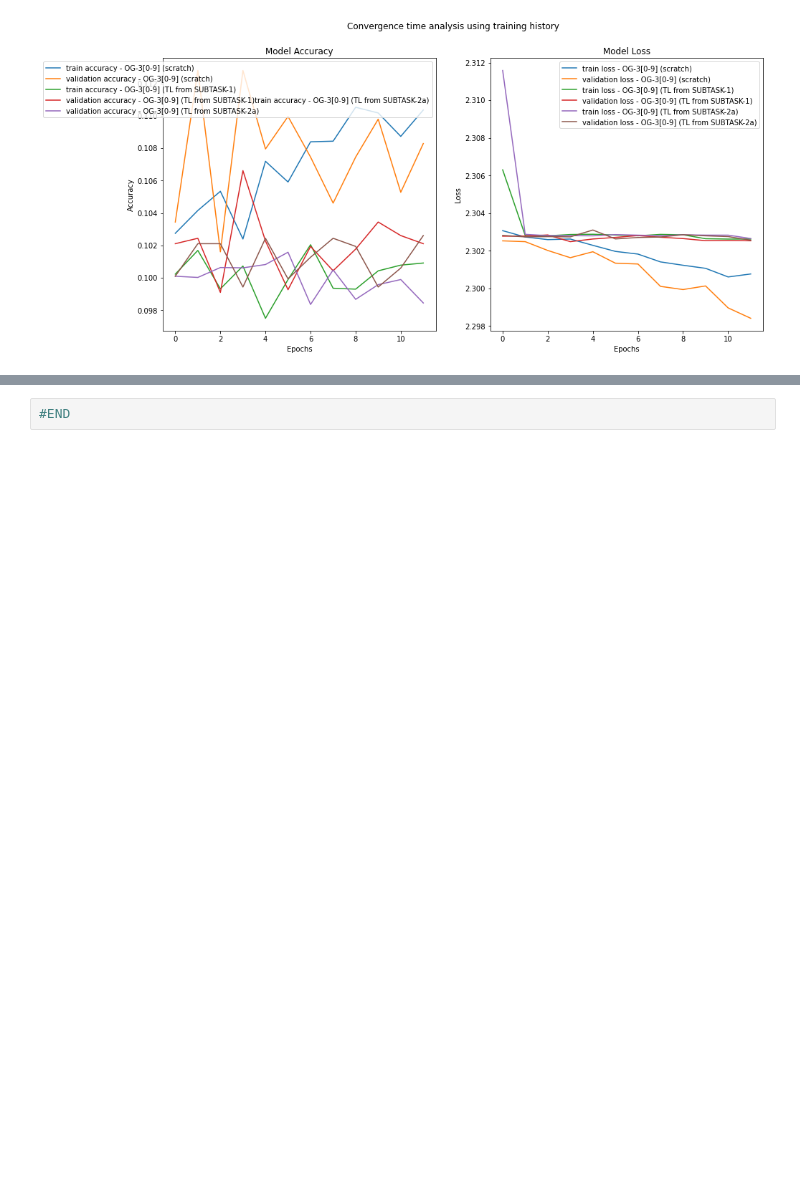
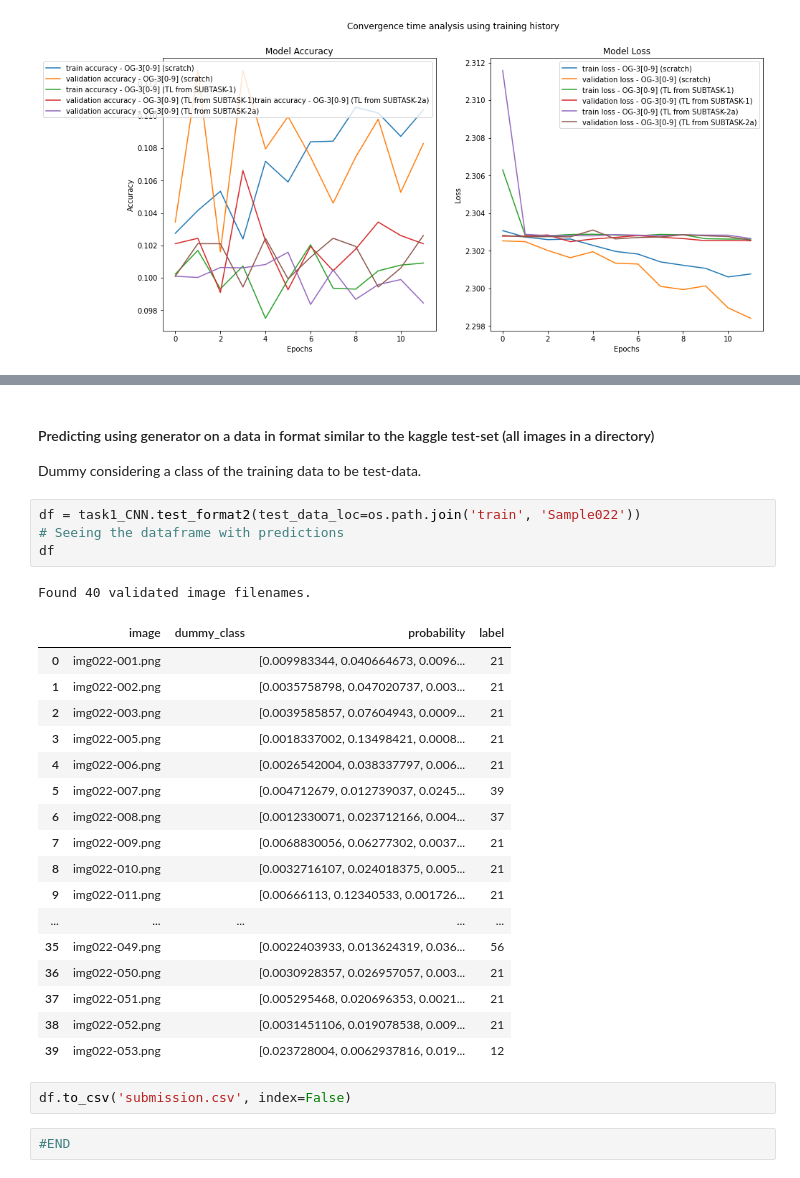
Before and after one commit to Anshul22Verma/MIDAS, a Jupyter notebook: character_classification.ipynb, the cells around one changed output, grey strips where cells are left out. Saved outputs shown, nothing was run; the diff lists cells and outputs as text; blank space fills up the shorter version.

```diff
--- a/character_classification.ipynb
+++ b/character_classification.ipynb
@@ -1310,2 +1499,31 @@ If this is indeed the fact then I should just use the models trained before and
+# %% [markdown]
+#### Predicting using generator on a data in format similar to the kaggle test-set (all images in a directory)
+
+Dummy considering a class of the training data to be test-data.
+# %%
+df = task1_CNN.test_format2(test_data_loc=os.path.join('train', 'Sample022'))
+# Seeing the dataframe with predictions
+df
+# %% [output]
+Found 40 validated image filenames.
+|  | image | dummy_class | probability | label |
+| 0 | img022-001.png |  | [0.009983344, 0.040664673, 0.0096... | 21 |
+| 1 | img022-002.png |  | [0.0035758798, 0.047020737, 0.003... | 21 |
+| 2 | img022-003.png |  | [0.0039585857, 0.07604943, 0.0009... | 21 |
+| 3 | img022-005.png |  | [0.0018337002, 0.13498421, 0.0008... | 21 |
+| 4 | img022-006.png |  | [0.0026542004, 0.038337797, 0.006... | 21 |
+| 5 | img022-007.png |  | [0.004712679, 0.012739037, 0.0245... | 39 |
+| 6 | img022-008.png |  | [0.0012330071, 0.023712166, 0.004... | 37 |
+| 7 | img022-009.png |  | [0.0068830056, 0.06277302, 0.0037... | 21 |
+| 8 | img022-010.png |  | [0.0032716107, 0.024018375, 0.005... | 21 |
+| 9 | img022-011.png |  | [0.00666113, 0.12340533, 0.001726... | 21 |
+| ... | ... | ... | ... | ... |
+| 35 | img022-049.png |  | [0.0022403933, 0.013624319, 0.036... | 56 |
+| 36 | img022-050.png |  | [0.0030928357, 0.026957057, 0.003... | 21 |
+| 37 | img022-051.png |  | [0.005295468, 0.020696353, 0.0021... | 21 |
+| 38 | img022-052.png |  | [0.0031451106, 0.019078538, 0.009... | 21 |
+| 39 | img022-053.png |  | [0.023728004, 0.0062937816, 0.019... | 12 |
+# %%
+df.to_csv('submission.csv', index=False)
 # %%
 #END
```
Also changed, not shown: parts of 15 cells of this notebook.
